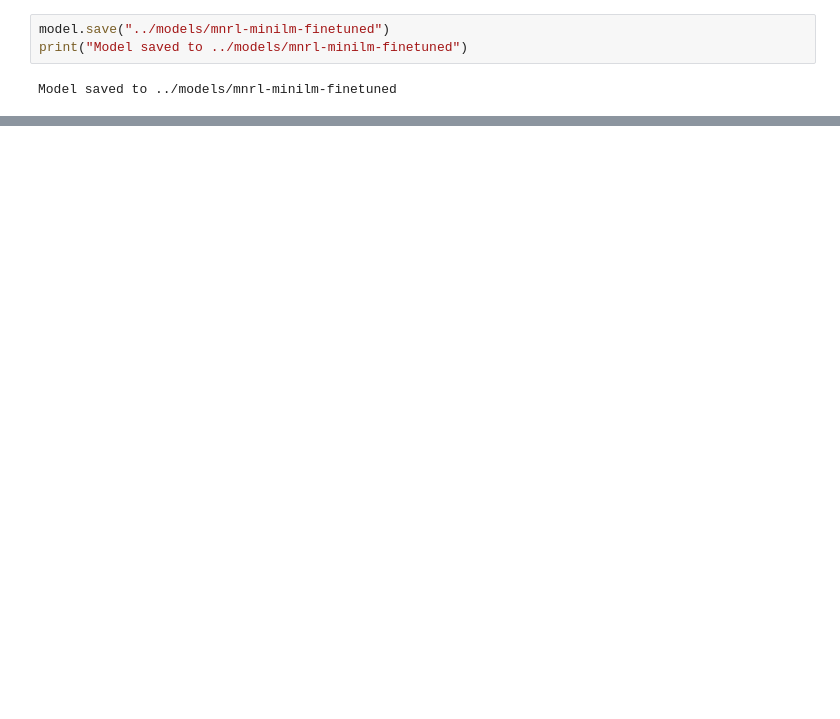
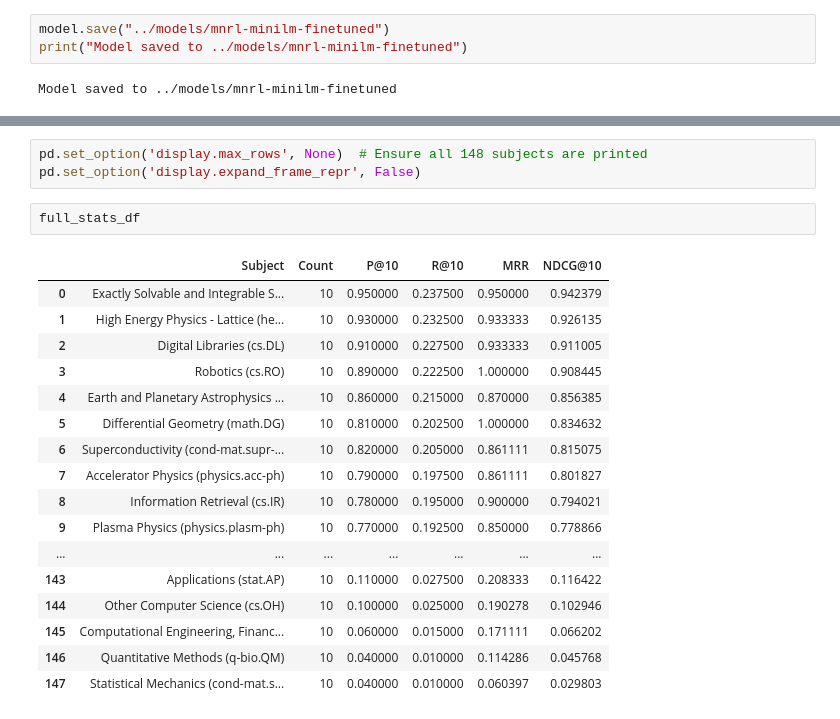
Before and after one commit to Neismo/MLOpsProject, a Jupyter notebook: notebooks/model_train_mnrl.ipynb, the cells around one changed output, grey strips where cells are left out. Drawn from its saved outputs; the diff is of its cells as text; blank space fills up the shorter version.

```diff
--- a/notebooks/model_train_mnrl.ipynb
+++ b/notebooks/model_train_mnrl.ipynb
@@ -254,0 +536,23 @@ Model saved to ../models/mnrl-minilm-finetuned
+# %%
+pd.set_option('display.max_rows', None)  # Ensure all 148 subjects are printed
+pd.set_option('display.expand_frame_repr', False)
+# %%
+full_stats_df
+# %% [output]
+|  | Subject | Count | P@10 | R@10 | MRR | NDCG@10 |
+| 0 | Exactly Solvable and Integrable S... | 10 | 0.950000 | 0.237500 | 0.950000 | 0.942379 |
+| 1 | High Energy Physics - Lattice (he... | 10 | 0.930000 | 0.232500 | 0.933333 | 0.926135 |
+| 2 | Digital Libraries (cs.DL) | 10 | 0.910000 | 0.227500 | 0.933333 | 0.911005 |
+| 3 | Robotics (cs.RO) | 10 | 0.890000 | 0.222500 | 1.000000 | 0.908445 |
+| 4 | Earth and Planetary Astrophysics ... | 10 | 0.860000 | 0.215000 | 0.870000 | 0.856385 |
+| 5 | Differential Geometry (math.DG) | 10 | 0.810000 | 0.202500 | 1.000000 | 0.834632 |
+| 6 | Superconductivity (cond-mat.supr-... | 10 | 0.820000 | 0.205000 | 0.861111 | 0.815075 |
+| 7 | Accelerator Physics (physics.acc-ph) | 10 | 0.790000 | 0.197500 | 0.861111 | 0.801827 |
+| 8 | Information Retrieval (cs.IR) | 10 | 0.780000 | 0.195000 | 0.900000 | 0.794021 |
+| 9 | Plasma Physics (physics.plasm-ph) | 10 | 0.770000 | 0.192500 | 0.850000 | 0.778866 |
+| ... | ... | ... | ... | ... | ... | ... |
+| 143 | Applications (stat.AP) | 10 | 0.110000 | 0.027500 | 0.208333 | 0.116422 |
+| 144 | Other Computer Science (cs.OH) | 10 | 0.100000 | 0.025000 | 0.190278 | 0.102946 |
+| 145 | Computational Engineering, Financ... | 10 | 0.060000 | 0.015000 | 0.171111 | 0.066202 |
+| 146 | Quantitative Methods (q-bio.QM) | 10 | 0.040000 | 0.010000 | 0.114286 | 0.045768 |
+| 147 | Statistical Mechanics (cond-mat.s... | 10 | 0.040000 | 0.010000 | 0.060397 | 0.029803 |
```
Also changed, not shown: parts of 12 cells of this notebook, 5 other files.
